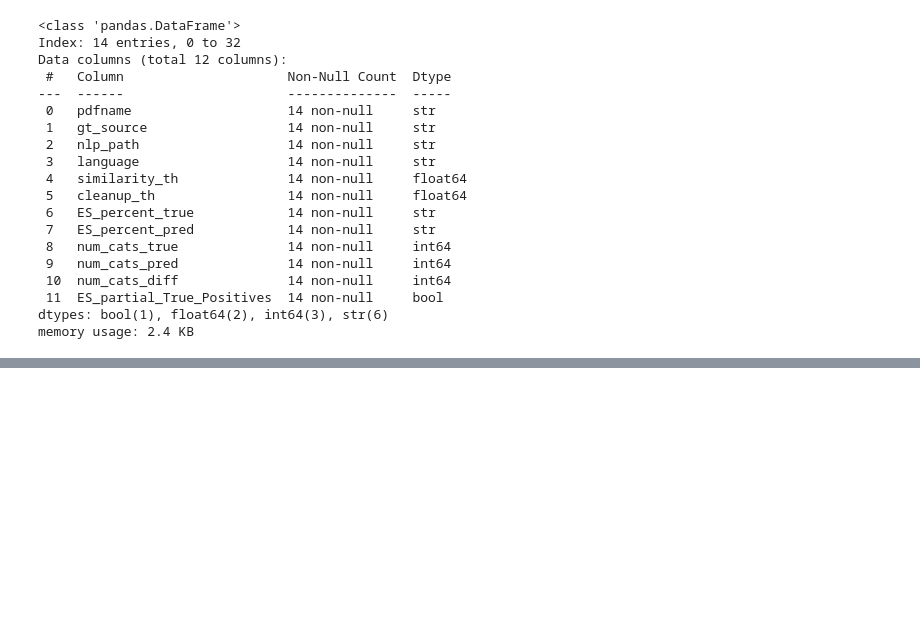
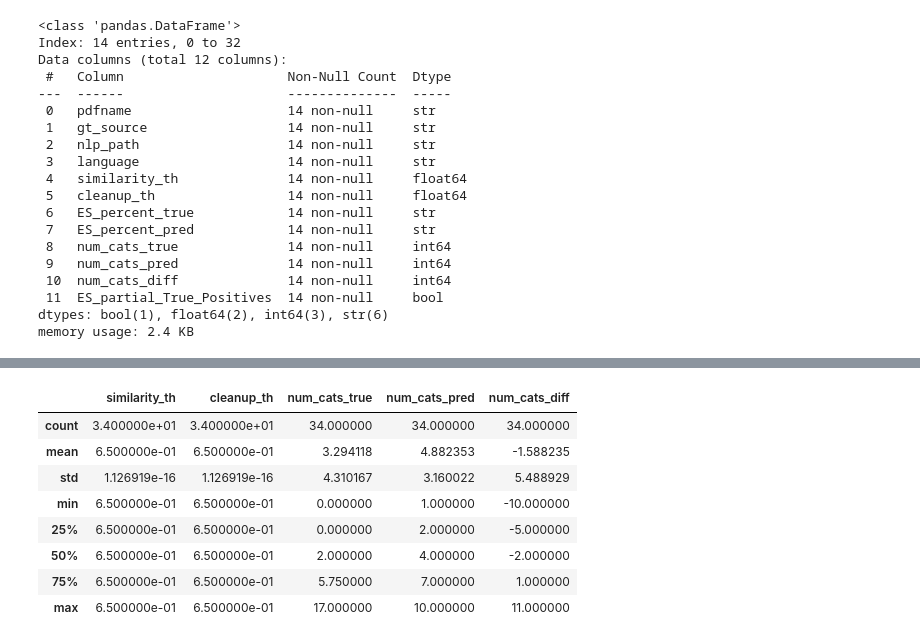
Before and after one commit to emw9805-notabot/ADSCert_project_Watson, a Jupyter notebook: Eval_metrics_V4.ipynb, the cells around one changed output, grey strips where cells are left out. Saved outputs shown, nothing was run; the diff lists cells and outputs as text; code cells hidden in the pictures; blank space fills up the shorter version.

```diff
--- a/Eval_metrics_V4.ipynb
+++ b/Eval_metrics_V4.ipynb
@@ -250,0 +250,12 @@ sns.boxplot(x=boxplot_df['num_cats_diff'], y = boxplot_df['language'], ax=axes[3
+# %%
+conf_mtrx_df.describe()
+# %% [output]
+|  | similarity_th | cleanup_th | num_cats_true | num_cats_pred | num_cats_diff |
+| count | 3.400000e+01 | 3.400000e+01 | 34.000000 | 34.000000 | 34.000000 |
+| mean | 6.500000e-01 | 6.500000e-01 | 3.294118 | 4.882353 | -1.588235 |
+| std | 1.126919e-16 | 1.126919e-16 | 4.310167 | 3.160022 | 5.488929 |
+| min | 6.500000e-01 | 6.500000e-01 | 0.000000 | 1.000000 | -10.000000 |
+| 25% | 6.500000e-01 | 6.500000e-01 | 0.000000 | 2.000000 | -5.000000 |
+| 50% | 6.500000e-01 | 6.500000e-01 | 2.000000 | 4.000000 | -2.000000 |
+| 75% | 6.500000e-01 | 6.500000e-01 | 5.750000 | 7.000000 | 1.000000 |
+| max | 6.500000e-01 | 6.500000e-01 | 17.000000 | 10.000000 | 11.000000 |
```
Also changed, not shown: parts of 1 cell of this notebook.
